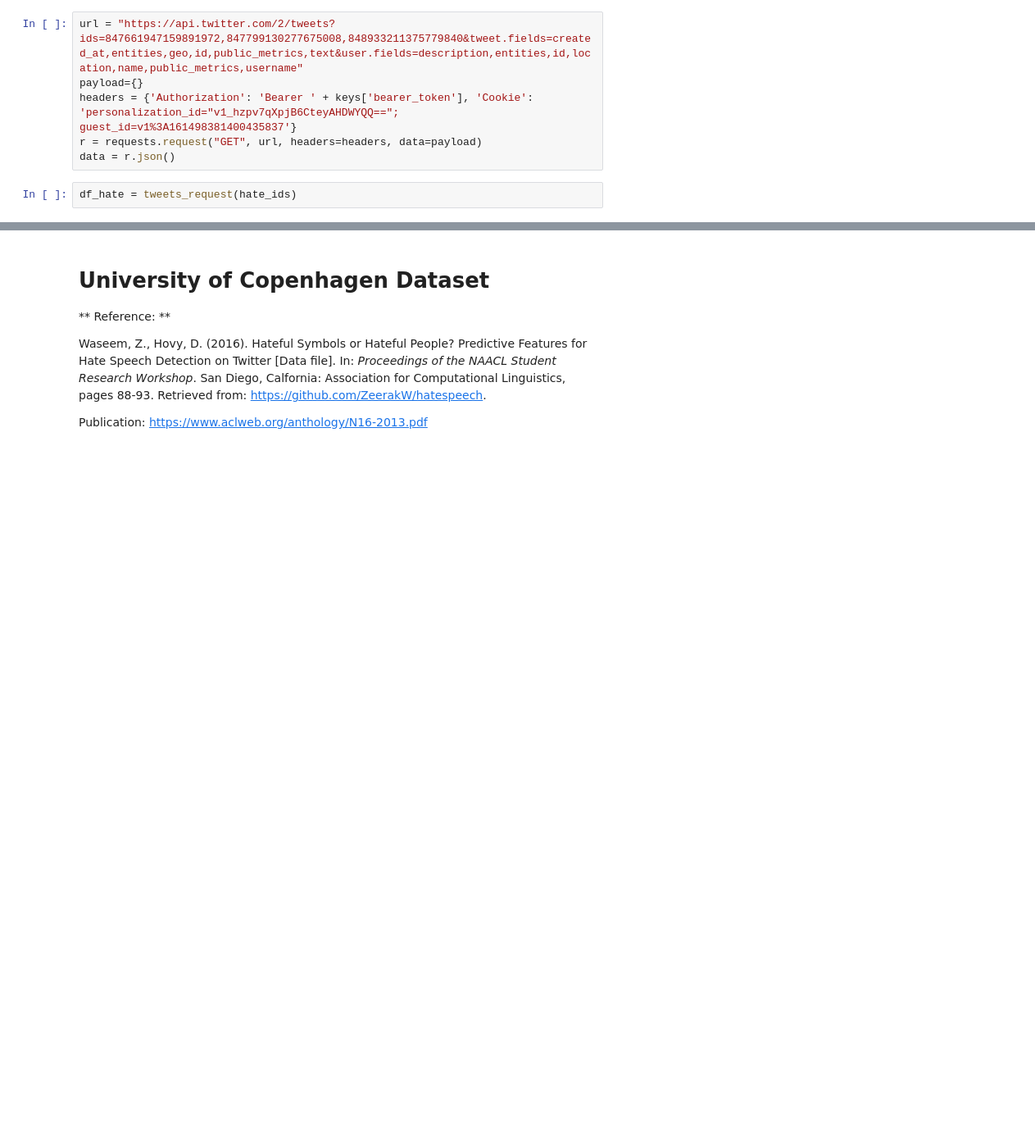
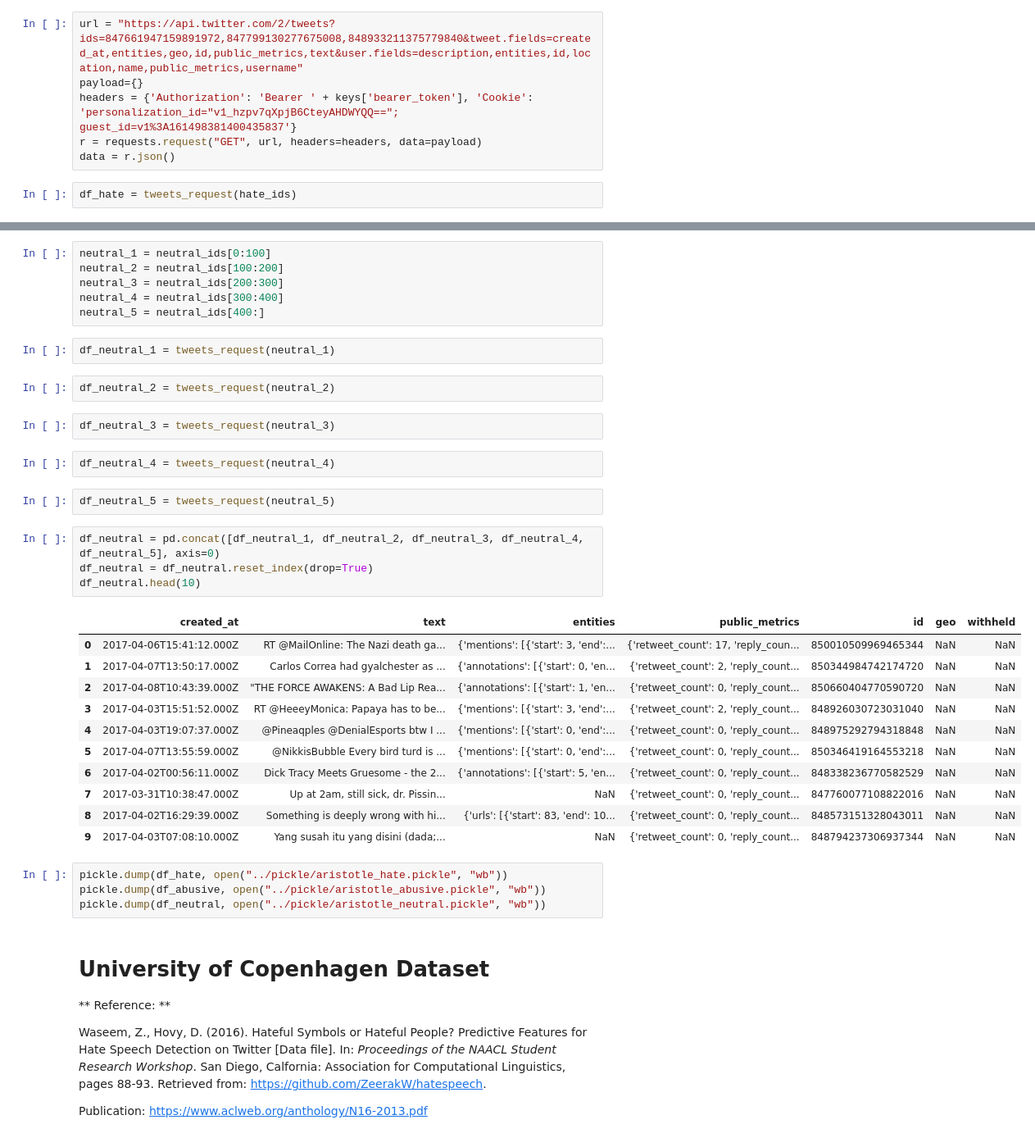
Before and after one commit to datascisteven/Automated-Hate-Tweet-Detection, a Jupyter notebook: notebooks/twitter_api.ipynb, the cells around one changed output, grey strips where cells are left out. Shown at 82% size. Saved outputs shown, nothing was run; the diff lists cells and outputs as text; blank space fills up the shorter version.

```diff
--- a/notebooks/twitter_api.ipynb
+++ b/notebooks/twitter_api.ipynb
@@ -112,3 +159,39 @@ pickle.dump(df_hate, open("../pickle/aristotle_2.pickle", "wb"))
+# %%
+neutral_1 = neutral_ids[0:100]
+neutral_2 = neutral_ids[100:200]
+neutral_3 = neutral_ids[200:300]
+neutral_4 = neutral_ids[300:400]
+neutral_5 = neutral_ids[400:]
+# %%
+df_neutral_1 = tweets_request(neutral_1)
+# %%
+df_neutral_2 = tweets_request(neutral_2)
+# %%
+df_neutral_3 = tweets_request(neutral_3)
+# %%
+df_neutral_4 = tweets_request(neutral_4)
+# %%
+df_neutral_5 = tweets_request(neutral_5)
+# %%
+df_neutral = pd.concat([df_neutral_1, df_neutral_2, df_neutral_3, df_neutral_4, df_neutral_5], axis=0)
+df_neutral = df_neutral.reset_index(drop=True)
+df_neutral.head(10)
+# %% [output]
+|  | created_at | text | entities | public_metrics | id | geo | withheld |
+| 0 | 2017-04-06T15:41:12.000Z | RT @MailOnline: The Nazi death ga... | {'mentions': [{'start': 3, 'end':... | {'retweet_count': 17, 'reply_coun... | 850010509969465344 | NaN | NaN |
+| 1 | 2017-04-07T13:50:17.000Z | Carlos Correa had gyalchester as ... | {'annotations': [{'start': 0, 'en... | {'retweet_count': 2, 'reply_count... | 850344984742174720 | NaN | NaN |
+| 2 | 2017-04-08T10:43:39.000Z | "THE FORCE AWAKENS: A Bad Lip Rea... | {'annotations': [{'start': 1, 'en... | {'retweet_count': 0, 'reply_count... | 850660404770590720 | NaN | NaN |
+| 3 | 2017-04-03T15:51:52.000Z | RT @HeeeyMonica: Papaya has to be... | {'mentions': [{'start': 3, 'end':... | {'retweet_count': 2, 'reply_count... | 848926030723031040 | NaN | NaN |
+| 4 | 2017-04-03T19:07:37.000Z | @Pineaqples @DenialEsports btw I ... | {'mentions': [{'start': 0, 'end':... | {'retweet_count': 0, 'reply_count... | 848975292794318848 | NaN | NaN |
+| 5 | 2017-04-07T13:55:59.000Z | @NikkisBubble Every bird turd is ... | {'mentions': [{'start': 0, 'end':... | {'retweet_count': 0, 'reply_count... | 850346419164553218 | NaN | NaN |
+| 6 | 2017-04-02T00:56:11.000Z | Dick Tracy Meets Gruesome - the 2... | {'annotations': [{'start': 5, 'en... | {'retweet_count': 0, 'reply_count... | 848338236770582529 | NaN | NaN |
+| 7 | 2017-03-31T10:38:47.000Z | Up at 2am, still sick, dr. Pissin... | NaN | {'retweet_count': 0, 'reply_count... | 847760077108822016 | NaN | NaN |
+| 8 | 2017-04-02T16:29:39.000Z | Something is deeply wrong with hi... | {'urls': [{'start': 83, 'end': 10... | {'retweet_count': 0, 'reply_count... | 848573151328043011 | NaN | NaN |
+| 9 | 2017-04-03T07:08:10.000Z | Yang susah itu yang disini (dada;... | NaN | {'retweet_count': 0, 'reply_count... | 848794237306937344 | NaN | NaN |
+# %%
+pickle.dump(df_hate, open("../pickle/aristotle_hate.pickle", "wb"))
+pickle.dump(df_abusive, open("../pickle/aristotle_abusive.pickle", "wb"))
+pickle.dump(df_neutral, open("../pickle/aristotle_neutral.pickle", "wb"))
 # %% [markdown]
 # University of Copenhagen Dataset
 
```
Also changed, not shown: parts of 27 cells of this notebook, 22 other files.
